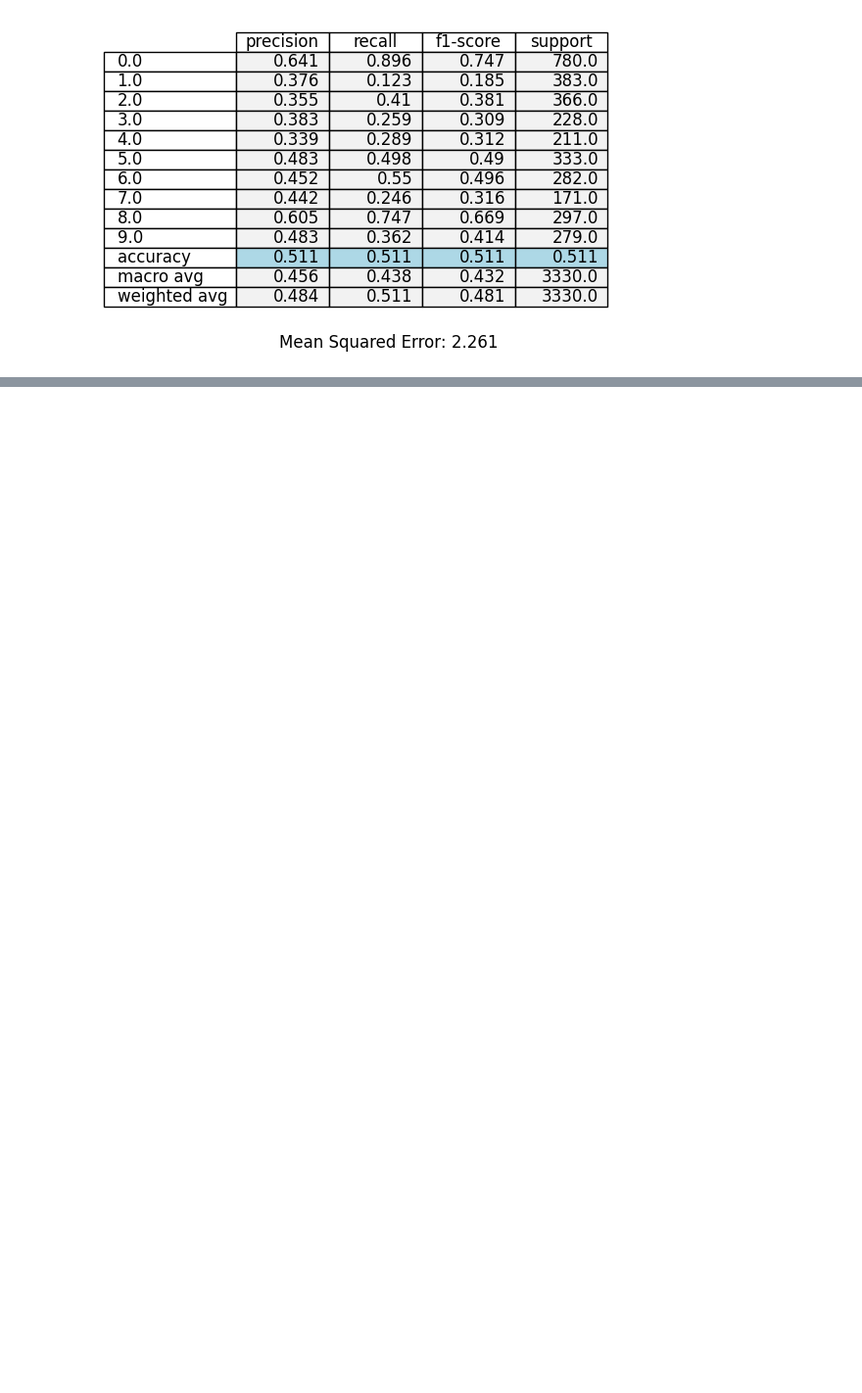
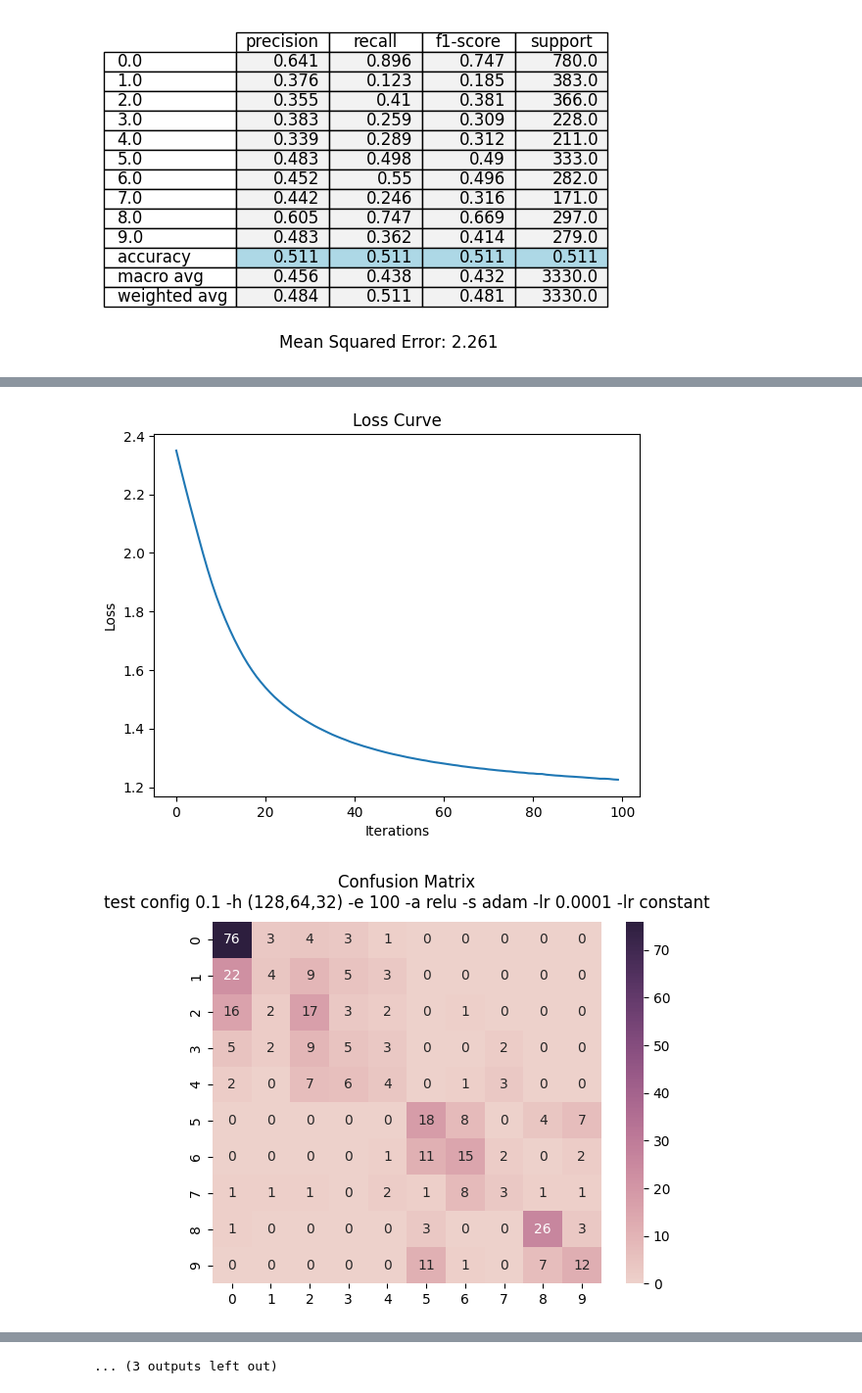
Before and after one commit to WawanWidiantara/Multi-Layer-Perceptron, a Jupyter notebook: MLP-sklearn.ipynb, the cells around one changed output, grey strips where cells are left out. Shown at 98% size. Drawn from its saved outputs; the diff is of its cells as text; code cells hidden in the pictures; blank space fills up the shorter version.

```diff
--- a/MLP-sklearn.ipynb
+++ b/MLP-sklearn.ipynb
@@ -281,7 +283,7 @@ def plot_cm(matrix, title):
 # %%
 from pandas.plotting import table as pd_table  # Rename the table module to avoid conflicts
 
-def report_maker(model_report, mse, config, label):
+def report_maker(model_report, mse, title):
     fig, ax = plt.subplots(figsize=(6, 4))
     ax.xaxis.set_visible(False)
     ax.yaxis.set_visible(False)
@@ -299,7 +301,7 @@ def report_maker(model_report, mse, config, label):
     mse_text = f'Mean Squared Error: {mse:.3f}'
     plt.text(0.5, -0.05, mse_text, ha='center', va='center', transform=ax.transAxes, fontsize=12)
 
-    plt.savefig(f'report-jpeg/report-{label}-config-{config}.jpg', transparent=False, dpi=150)
+    plt.savefig(f'report-jpeg/Report {title}.jpg', transparent=False, dpi=150)
     plt.show()
 # %%
 from sklearn.metrics import confusion_matrix, classification_report, mean_squared_error
@@ -456,0 +400,55 @@ for i in config:
+# %%
+config = [0.1, 0.3, 0.5]
+
+for i in config:
+    x_train, x_test, y_train, y_test = train_test_split(features, label, test_size=i, random_state=42, stratify=label)
+
+    scaler = StandardScaler()
+    x_train = scaler.fit_transform(x_train)
+    x_test = scaler.transform(x_test)
+
+    x_train = pd.DataFrame(x_train)
+    x_test = pd.DataFrame(x_test)
+
+    correlation_matrix = pd.DataFrame(x_train).corr()
+
+    upper_tri = correlation_matrix.where(np.triu(np.ones(correlation_matrix.shape),k=1).astype(bool))
+    to_drop = [column for column in upper_tri.columns if any(upper_tri[column] > 0.9)]
+
+    x_train = x_train.drop(x_train.columns[to_drop], axis=1)
+    x_test = x_test.drop(x_test.columns[to_drop], axis=1)
+
+    #! edit mulai disini
+    mlp = MLPClassifier(hidden_layer_sizes=(128,64,32), max_iter=100, activation='relu', solver='adam', random_state=42, learning_rate_init=0.0001, learning_rate='constant')
+    mlp.fit(x_train, y_train)
+    #! sampe sini
+
+    plt.plot(mlp.loss_curve_)
+    plt.title('Loss Curve')
+    plt.xlabel('Iterations')
+    plt.ylabel('Loss')
+    plt.show()
+
+    predict = mlp.predict(x_test)
+    confussion_matrix = confusion_matrix(y_test, predict)
+    plot_cm(confussion_matrix, f'test config {i} -h (128,64,32) -e 100 -a relu -s adam -lr 0.0001 -lr constant')
+
+    model1_report = classification_report(y_test, predict, output_dict=True)
+    report1 = pd.DataFrame(model1_report).transpose()
+    report1 = report1.round(3)
+    mse_value1 = mean_squared_error(y_test, predict)
+    report_maker(report1, mse_value1, f'test config {i} -h (128,64,32) -e 100 -a relu -s adam -lr 0.0001 -lr constant')
+
+
+    predict = mlp.predict(x_train)
+    confusion_matrix_result = confusion_matrix(y_train, predict)
+    plot_cm(confusion_matrix_result, f'train config {i} -h (128,64,32) -e 100 -a relu -s adam -lr 0.0001 -lr constant')
+
+    model_report = classification_report(y_train, predict, output_dict=True)
+    report = pd.DataFrame(model_report).transpose()
+    report = report.round(3)
+    mse_value = mean_squared_error(y_train, predict)
+    report_maker(report, mse_value, f'train config {i} -h (128,64,32) -e 100 -a relu -s adam -lr 0.0001 -lr constant')
+# %% [output]
+[figure, added]
+[figure, added]
@@ -456,0 +465 @@ for i in config:
+... (3 outputs left out)
```
Also changed, not shown: parts of 5 cells of this notebook, 17 other files.
